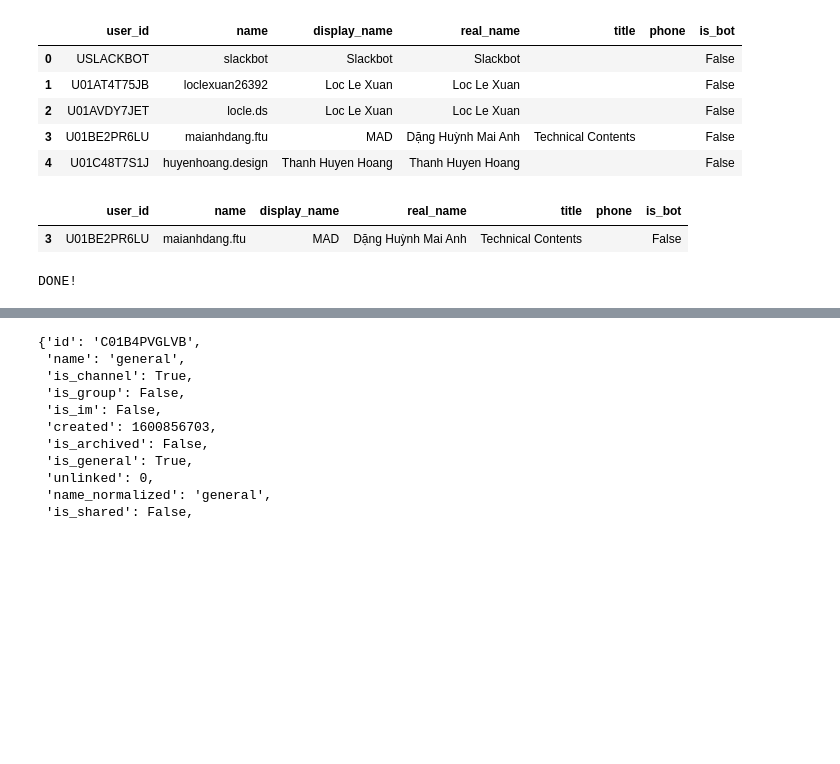
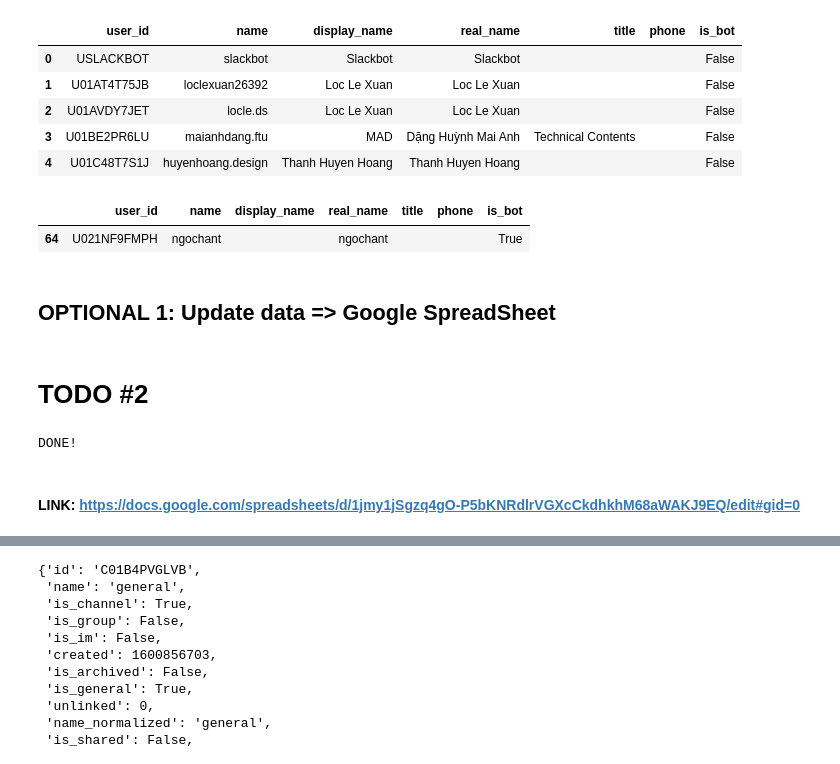
Before and after one commit to anhdanggit/atom-assignments, a Jupyter notebook: assignment_3/assignment_3_ngocha.ipynb, the cells around one changed output, grey strips where cells are left out. Saved outputs shown, nothing was run; the diff lists cells and outputs as text; code cells hidden in the pictures; blank space fills up the shorter version.

```diff
--- a/assignment_3/assignment_3_ngocha.ipynb
+++ b/assignment_3/assignment_3_ngocha.ipynb
@@ -46,10 +57,14 @@ user_df.head(5) ## Chỉ in 5 dòng đầu (chủ yếu để xem cấu trúc)
 | 3 | U01BE2PR6LU | maianhdang.ftu | MAD | Dặng Huỳnh Mai Anh | Technical Contents |  | False |
 | 4 | U01C48T7S1J | huyenhoang.design | Thanh Huyen Hoang | Thanh Huyen Hoang |  |  | False |
 # %%
-user_df[user_df.display_name == 'MAD'] ## Lọc thông tin của MAD
+user_df[user_df.name == 'ngochant'] ## Lọc thông tin của mình
 # %% [output]
 |  | user_id | name | display_name | real_name | title | phone | is_bot |
-| 3 | U01BE2PR6LU | maianhdang.ftu | MAD | Dặng Huỳnh Mai Anh | Technical Contents |  | False |
+| 64 | U021NF9FMPH | ngochant |  | ngochant |  |  | True |
+# %% [markdown]
+## OPTIONAL 1: Update data => Google SpreadSheet
+# %% [markdown]
+# TODO #2
 # %%
 ## Authorize bằng JSON
 scope = ['https://spreadsheets.google.com/feeds',
@@ -68,3 +83,5 @@ sh = gc.open_by_key(spreadsheet_key)
 worksheet = sh.get_worksheet(sheet_index_no) #-> 0 - first sheet, 1 - second sheet etc.
 # APPEND DATA TO SHEET
 set_with_dataframe(worksheet, user_df) #-> Upload user_df vào Sheet đầu tiên trong Spreadsheet
+# %% [markdown]
+#### LINK: https://docs.google.com/spreadsheets/d/1jmy1jSgzq4gO-P5bKNRdlrVGXcCkdhkhM68aWAKJ9EQ/edit#gid=0
```
Also changed, not shown: parts of 14 cells of this notebook.
